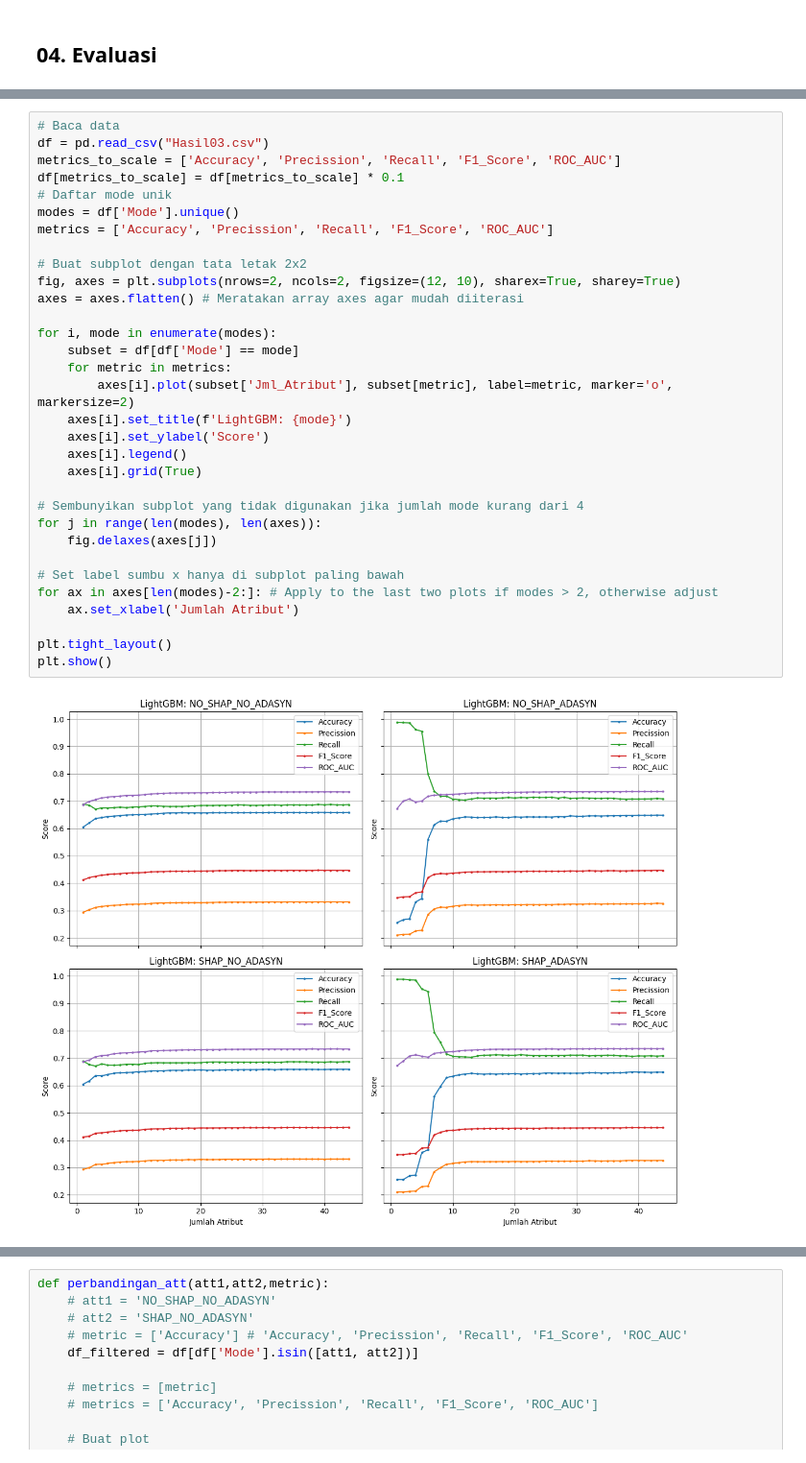
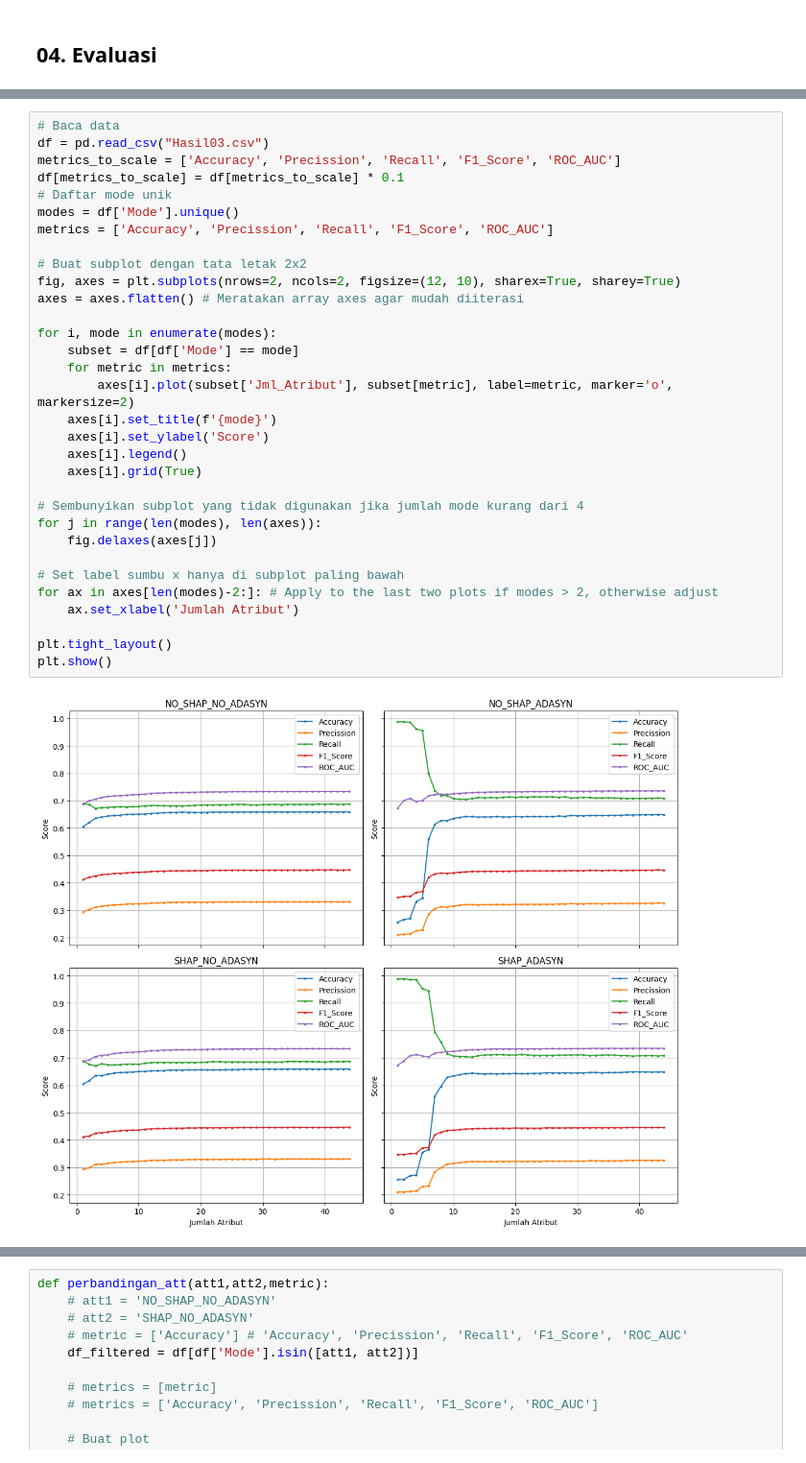
Before and after one commit to irfanbudianto/Feature_Importance, a Jupyter notebook: Feature_Importance_LightGBM.ipynb, the cells around one changed output, grey strips where cells are left out. Shown at 96% size. Saved outputs shown, nothing was run; the diff lists cells and outputs as text.

```diff
--- a/Feature_Importance_LightGBM.ipynb
+++ b/Feature_Importance_LightGBM.ipynb
@@ -734,32 +759,32 @@ Iterasi 15:     0.6415  0.3210  0.7105  0.4422  0.7312  14.9497 s
 df = pd.read_csv("Hasil03.csv")
 metrics_to_scale = ['Accuracy', 'Precission', 'Recall', 'F1_Score', 'ROC_AUC']
 df[metrics_to_scale] = df[metrics_to_scale] * 0.1
 # Daftar mode unik
 modes = df['Mode'].unique()
 metrics = ['Accuracy', 'Precission', 'Recall', 'F1_Score', 'ROC_AUC']
 
 # Buat subplot dengan tata letak 2x2
 fig, axes = plt.subplots(nrows=2, ncols=2, figsize=(12, 10), sharex=True, sharey=True)
 axes = axes.flatten() # Meratakan array axes agar mudah diiterasi
 
 for i, mode in enumerate(modes):
     subset = df[df['Mode'] == mode]
     for metric in metrics:
         axes[i].plot(subset['Jml_Atribut'], subset[metric], label=metric, marker='o', markersize=2)
-    axes[i].set_title(f'LightGBM: {mode}')
+    axes[i].set_title(f'{mode}')
     axes[i].set_ylabel('Score')
     axes[i].legend()
     axes[i].grid(True)
 
 # Sembunyikan subplot yang tidak digunakan jika jumlah mode kurang dari 4
 for j in range(len(modes), len(axes)):
     fig.delaxes(axes[j])
 
 # Set label sumbu x hanya di subplot paling bawah
 for ax in axes[len(modes)-2:]: # Apply to the last two plots if modes > 2, otherwise adjust
     ax.set_xlabel('Jumlah Atribut')
 
 plt.tight_layout()
 plt.show()
 # %% [output]
-[figure, old version]
+[figure, new version]
```
Also changed, not shown: parts of 14 cells of this notebook.
